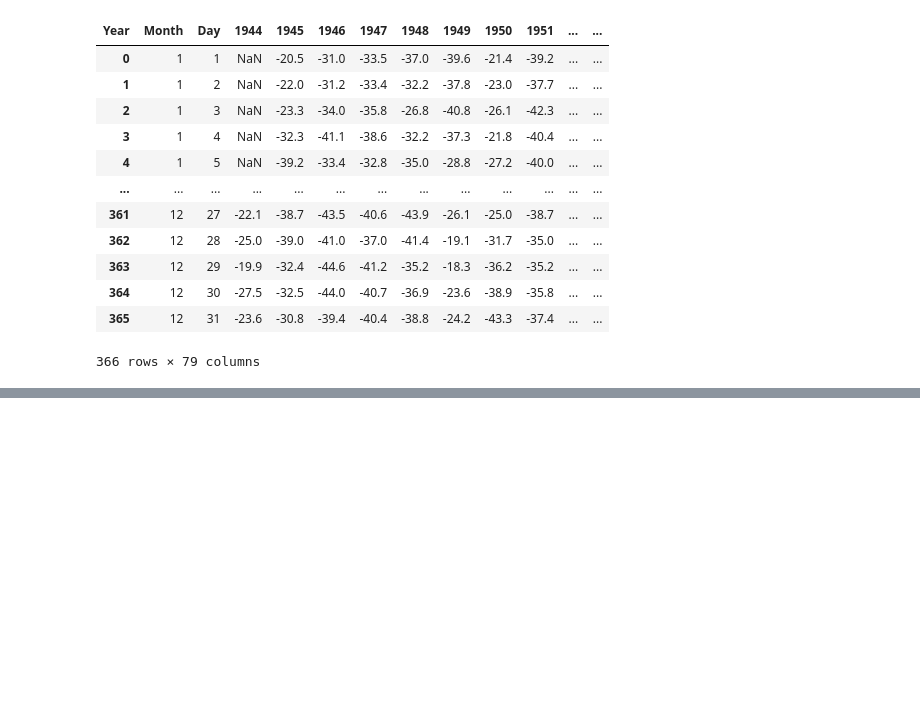
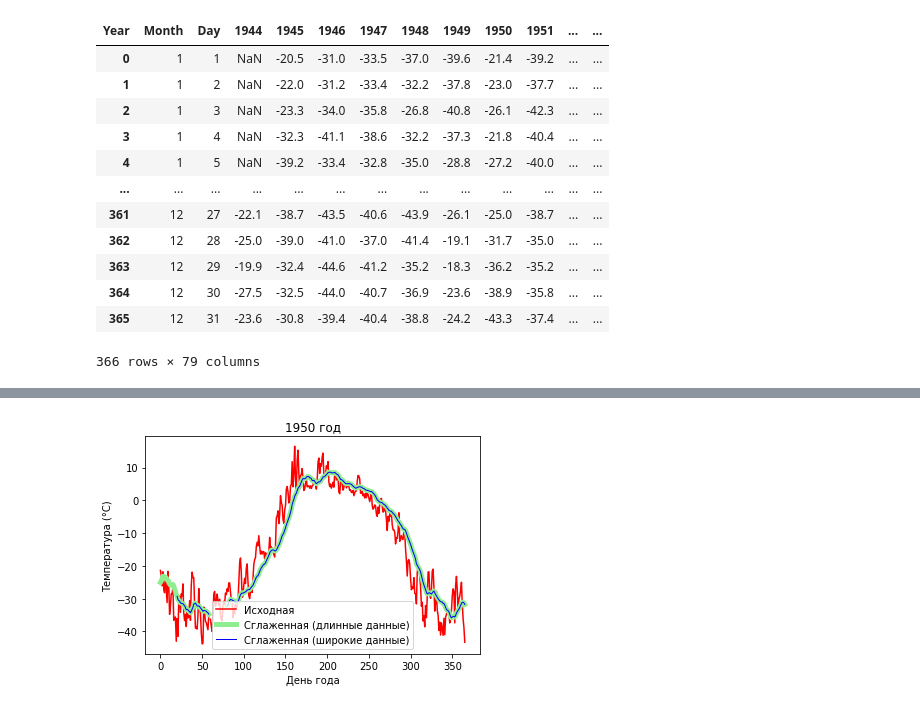
Before and after one commit to mikewellmeansme/biological-statistics-course, a Jupyter notebook: lesson_008.ipynb, the cells around one changed output, grey strips where cells are left out. Cells and saved outputs as stored; diff of their text form; code cells hidden in the pictures; blank space fills up the shorter version.

```diff
--- a/lesson_008.ipynb
+++ b/lesson_008.ipynb
@@ -86,0 +177,2 @@ long_temp.pivot(
+# %%
+long_temp['Temp_rolled_21'] = long_temp['Temperature'].rolling(window=21).mean()
@@ -86,0 +181,3 @@ long_temp.pivot(
+# %%
+long_rolling_1950 = long_temp[long_temp['Year']=='1950']
+long_rolling_1950.head()
@@ -86,0 +191,28 @@ long_temp.pivot(
+# %%
+plt.plot(
+    range(366),
+    wide_temp['1950'],
+    color='red',
+    label='Исходная'
+)
+plt.plot(
+    range(366),
+    long_rolling_1950['Temp_rolled_21'],
+    color='lightgreen',
+    label='Сглаженная (длинные данные)',
+    linewidth='5'
+)
+plt.plot(
+    range(366),
+    wide_rolling_1950,
+    color='blue',
+    label='Сглаженная (широкие данные)',
+    linewidth='1'
+)
+plt.xlabel('День года')
+plt.ylabel('Температура (°C)')
+plt.title('1950 год')
+plt.legend()
+plt.show()
+# %% [output]
+[figure, added]
```
Also changed, not shown: parts of 31 cells of this notebook.
